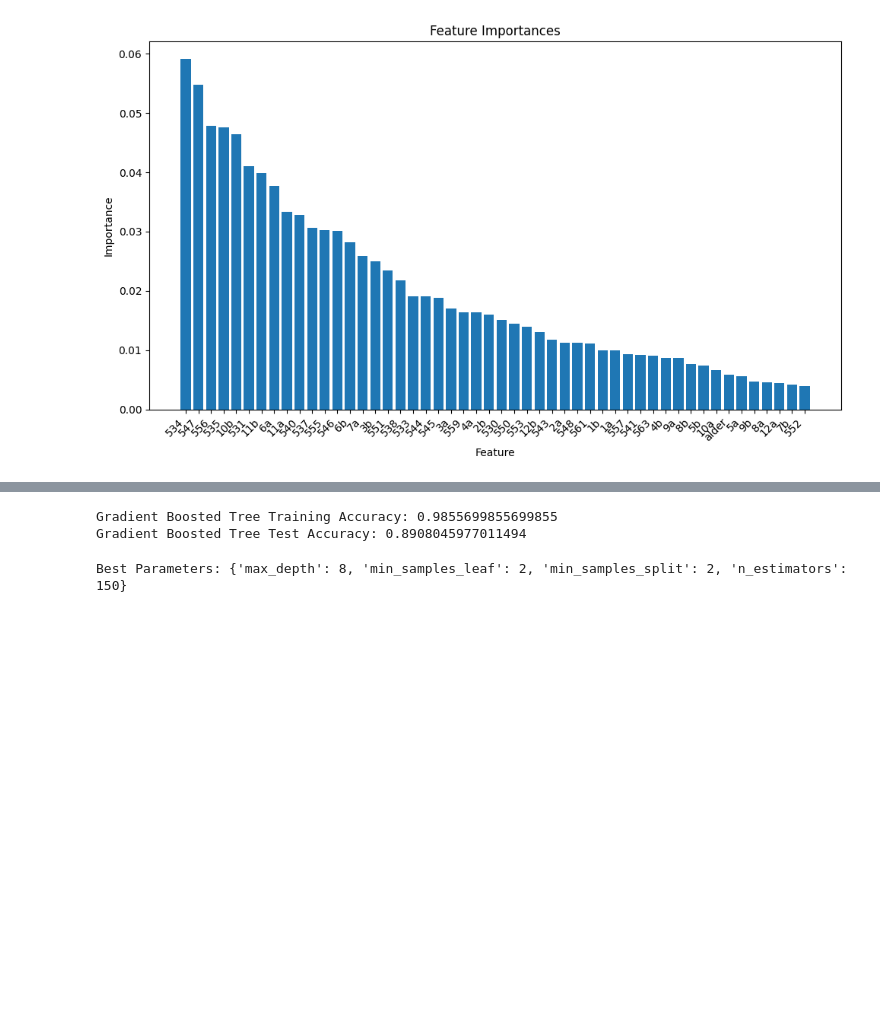
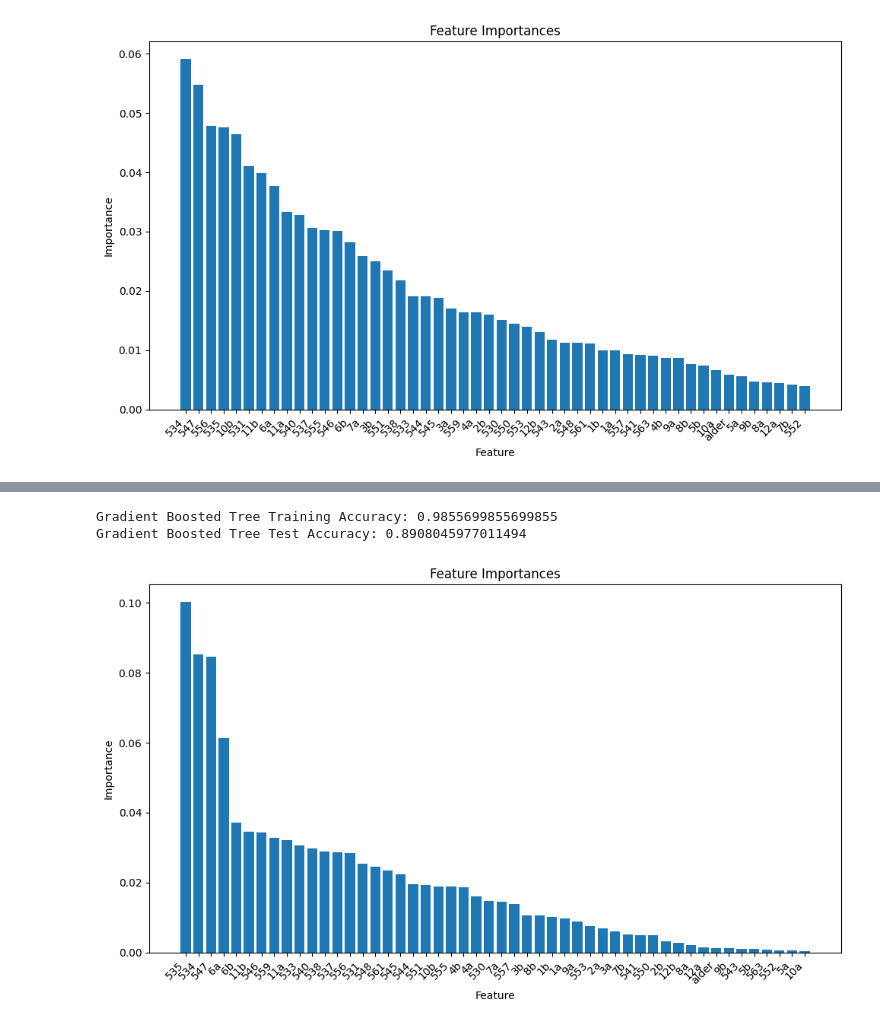
Before and after one commit to MAL-flowdemort/assignment_2, a Jupyter notebook: Candidate Test 2022 I.ipynb, the cells around one changed output, grey strips where cells are left out. Cells and saved outputs as stored; diff of their text form; code cells hidden in the pictures; blank space fills up the shorter version.

Commit message:
add complete plot of importances

```diff
--- a/Candidate Test 2022 I.ipynb
+++ b/Candidate Test 2022 I.ipynb
@@ -272,6 +272,8 @@ def plot_feature_importances(model, feature_names, figsize=(10, 6)):
     plt.xticks(rotation=45, ha='right')
     plt.tight_layout()
     plt.show()
+
+    return feature_importances
 
 # Example Usage:
 # plot_feature_importances(best_rf_model, X.columns)
@@ -316,7 +318,7 @@ test_accuracy = accuracy_score(y_test, test_predictions)
 print(f"Single Decision Tree Before Pre-Pruning Test Accuracy: {test_accuracy}")
 
 # Feature importances
-plot_feature_importances(model_v1, X.columns)
+importances_decision_tree_v1 =  plot_feature_importances(model_v1, X.columns)
 # %% [output]
 Single Decision Tree Before Pre-Pruning Training Accuracy: 1.0
 Single Decision Tree Before Pre-Pruning Test Accuracy: 0.7586206896551724
@@ -410,54 +436,34 @@ Random Forest Test Accuracy: 0.9482758620689655
 # %%
 from sklearn.ensemble import GradientBoostingClassifier
 
 # Initialize the Gradient Boosting model
 model_v4 = GradientBoostingClassifier(
     random_state=42,
     n_estimators=70,            # The number of boosting stages to be run
     learning_rate=0.05,         # Weight given to each tree
     max_depth=2                 # The maximum depth of the individual trees
 )
 
 # Train the model on the training set
 model_v4.fit(X_train, y_train)
 
 # Make predictions on the training set
 train_predictions = model_v4.predict(X_train)
 
 # Make predictions on the test set
 test_predictions = model_v4.predict(X_test)
 
 # Evaluate the accuracy of the model on the training set
 train_accuracy = accuracy_score(y_train, train_predictions)
 print(f"Gradient Boosted Tree Training Accuracy: {train_accuracy}")
 
 # Evaluate the accuracy of the model on the test set
 test_accuracy = accuracy_score(y_test, test_predictions)
 print(f"Gradient Boosted Tree Test Accuracy: {test_accuracy}")
+
+# Feature importances
+importances_boosted_tree = plot_feature_importances(model_v4, X.columns)
 # %% [output]
 Gradient Boosted Tree Training Accuracy: 0.9855699855699855
 Gradient Boosted Tree Test Accuracy: 0.8908045977011494
+[figure, added]
-# %%
-
-from sklearn.ensemble import RandomForestClassifier
-from sklearn.model_selection import GridSearchCV
-
-# Define the parameter grid
-param_grid = {
-    'n_estimators': [100, 150, 200],
-    'max_depth': [5, 8, 10],
-    'min_samples_split': [2, 5, 10],
-    'min_samples_leaf': [1, 2, 4]
-}
-
-# Initialize the Random Forest model
-rf_model = RandomForestClassifier(random_state=42)
-
-# Perform grid search with cross-validation
-grid_search = GridSearchCV(estimator=rf_model, param_grid=param_grid, cv=5, scoring='accuracy')
-grid_search.fit(X_train, y_train)
-
-# Print the best parameters
-print("Best Parameters:", grid_search.best_params_)
-# %% [output]
-Best Parameters: {'max_depth': 8, 'min_samples_leaf': 2, 'min_samples_split': 2, 'n_estimators': 150}
```
Also changed, not shown: parts of 8 cells of this notebook.
